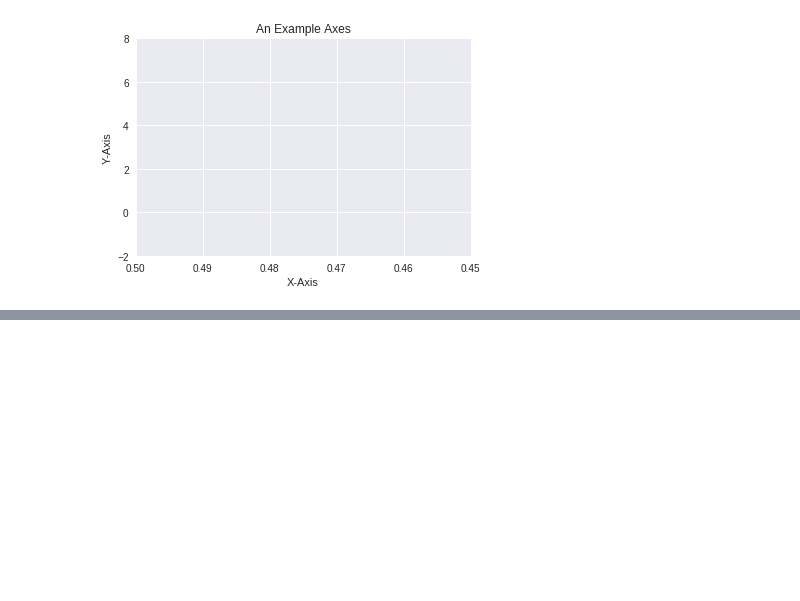
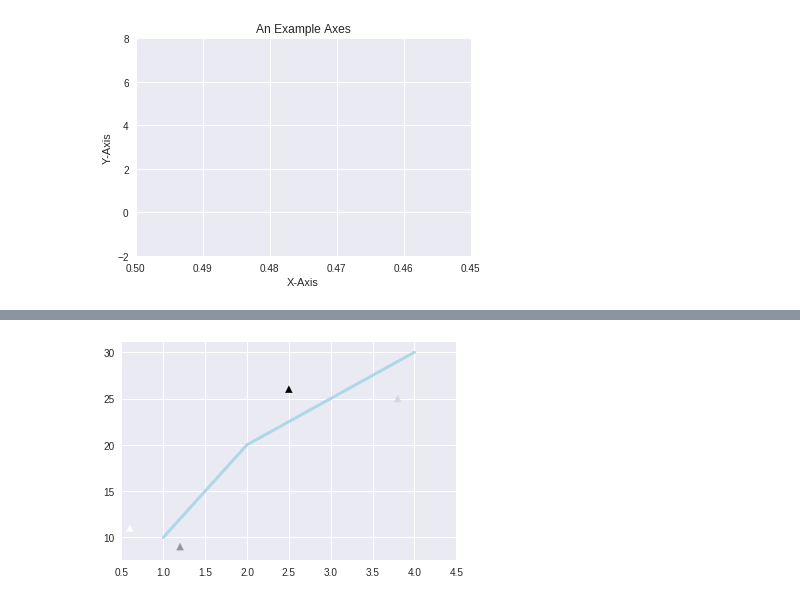
Before and after one commit to KalyanKumarPichuka/Python_DS_ML_DL_Examples, a Jupyter notebook: AF_Matplotlib_Examples.ipynb, the cells around one changed output, grey strips where cells are left out. Saved outputs shown, nothing was run; the diff lists cells and outputs as text; code cells hidden in the pictures; blank space fills up the shorter version.

```diff
--- a/AF_Matplotlib_Examples.ipynb
+++ b/AF_Matplotlib_Examples.ipynb
@@ -37,0 +47,7 @@ plt.show()
+# %%
+plt.plot([1,2,3,4],[10,20,25,30],color='lightblue',linewidth=3)
+plt.scatter([0.6,3.8,1.2,2.5],[11,25,9,26],c=[1,2,3,5],marker='^')
+plt.xlim(0.5,4.5)
+plt.show()
+# %% [output]
+[figure, added]
```
Also changed, not shown: parts of 6 cells of this notebook.
